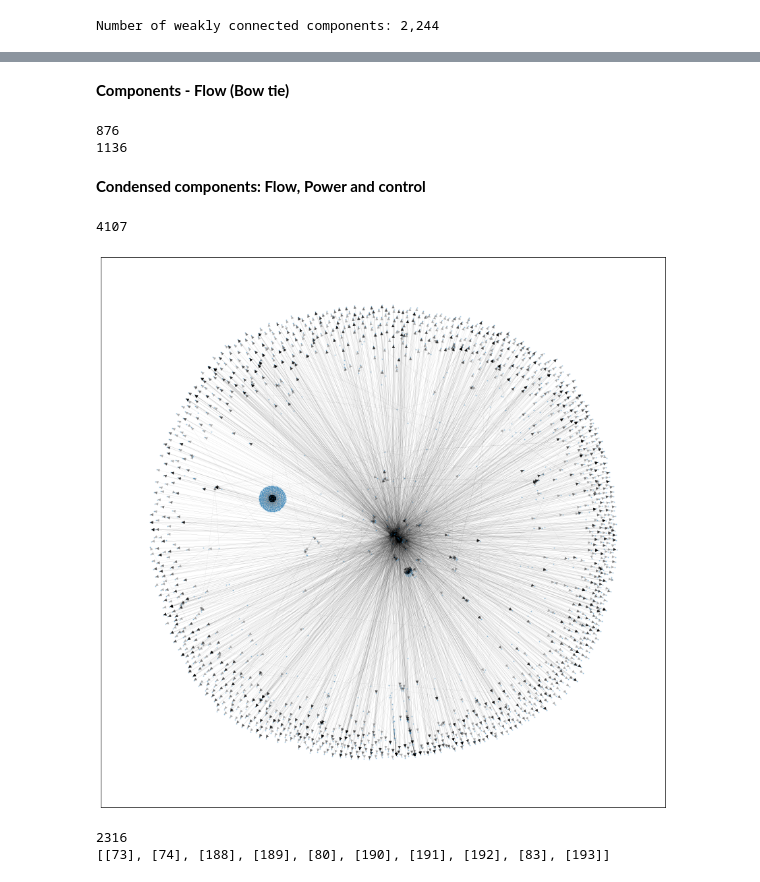
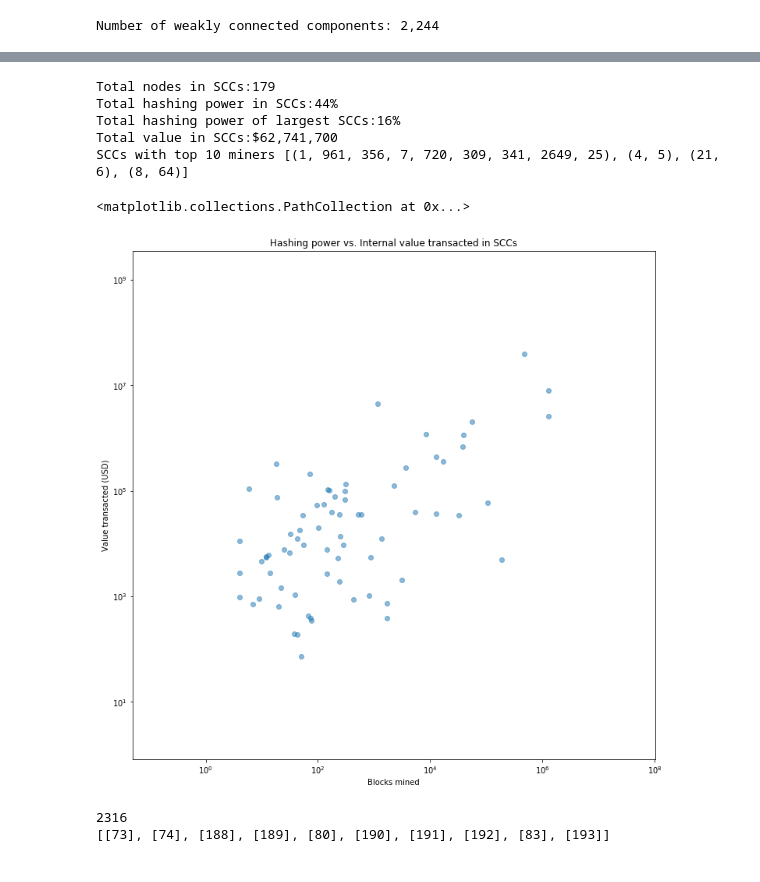
Before and after one commit to dsrincon/miner_network_analysis, a Jupyter notebook: ethereum_miner_controllability_analysis.ipynb, the cells around one changed output, grey strips where cells are left out. Cells and saved outputs as stored; diff of their text form; code cells hidden in the pictures.

```diff
--- a/ethereum_miner_controllability_analysis.ipynb
+++ b/ethereum_miner_controllability_analysis.ipynb
@@ -544,27 +800,59 @@ Value transacted with and in SCCs greater than 1: $225,916,868 (65% of all value
-# %% [markdown]
-**Components - Flow (Bow tie)**
-# %%
-# Analize bowtie structure
-G_gwcc_out_nodes=[n for n in G_gwcc_final.nodes() if G_gwcc_final.in_degree(n)==0]
-G_gwcc_in_nodes=[n for n in G_gwcc_final.nodes() if G_gwcc_final.out_degree(n)==0]
-print(len(G_gwcc_out_nodes))
-print(len(G_gwcc_in_nodes))
-# %% [output]
-876
-1136
-# %% [markdown]
-**Condensed components: Flow, Power and control**
-# %%
-condensation_final=nx.condensation(gwcc,scc_nodes) # Graph that compresses all connected components into a node
-print(len(condensation.edges()))
-# %% [output]
-4107
-# %%
-# Draw condensation graph
-fig,ax=plt.subplots(figsize=(15,15))
-nx.drawing.nx_pylab.draw_networkx(condensation,with_labels=False,ax=ax,node_size=1,width=0.1,alpha=0.3)
-# %% [output]
-[figure, removed]
+# %%
+
+# Nodes in SCCs
+nodes_sccs=[len(l) for l in scc_lists]
+nodes_sccs.sort(reverse=True)
+total_nodes_scc=np.array(nodes_sccs).sum()
+
+# SCCs with top 10 nodes
+
+sccs_top10=[l for l in scc_lists if any(elem in top_10_miners for elem in l)]
+
+# Hashing power in SCCs
+blocks_sccs=[[G_mid.nodes(data=True)[n]['blocks'] for n in l] for l in scc_lists]
+block_sum_sccs=[np.array(l).sum() for l in blocks_sccs]
+total_blocks_sccs=np.array(block_sum_sccs).sum()
+
+
+# Edges in SCCs
+edges_sccs=[list(G_mid.subgraph(l).edges(data=True)) for l in scc_lists]
+
+# Value in SCCs
+values_sccs=[[e[2]['value'] for e in edges] for edges in edges_sccs]
+value_sum_sccs=[np.array(l).sum()*(eth_to_usd/wei_to_eth) for l in values_sccs]
+total_value_sccs=np.array(value_sum_sccs).sum()
+
+
+
+print('Total nodes in SCCs:{:,.0f}'.format(total_nodes_scc))
+print('Total hashing power in SCCs:{:,.0f}%'.format((total_blocks_sccs/gwcc_final_blocks)*100))
+print('Total hashing power of largest SCCs:{:,.0f}%'.format((block_sum_sccs[0]/gwcc_final_blocks)*100))
+print('Total value in SCCs:${:,.0f}'.format(total_value_sccs))
+print('SCCs with top 10 miners {}'.format(sccs_top10))
+
+
+# Graph Value transacted vs. hash power per SCC
+fig=plt.figure(figsize=(12,12))
+
+
+# Plot in-degree weighted distribution for top nodes
+ax=fig.add_subplot(111)
+#ax.set_yscale('log')
+#ax.set_xscale('log')
+plt.yscale('log')
+plt.xscale('log')
+ax.title.set_text('Hashing power vs. Internal value transacted in SCCs')
+plt.xlabel('Blocks mined')
+plt.ylabel('Value transacted (USD)')
+plt.scatter(block_sum_sccs,value_sum_sccs,alpha=0.5)
+# %% [output]
+Total nodes in SCCs:179
+Total hashing power in SCCs:44%
+Total hashing power of largest SCCs:16%
+Total value in SCCs:$62,741,700
+SCCs with top 10 miners [(1, 961, 356, 7, 720, 309, 341, 2649, 25), (4, 5), (21, 6), (8, 64)]
+<matplotlib.collections.PathCollection at 0x...>
+[figure, added]
 # %%
 #Strongly connected components in condensation
 condensation_scc_gen=nx.strongly_connected_components(condensation)
```
Also changed, not shown: parts of 54 cells of this notebook, 8 other files.
